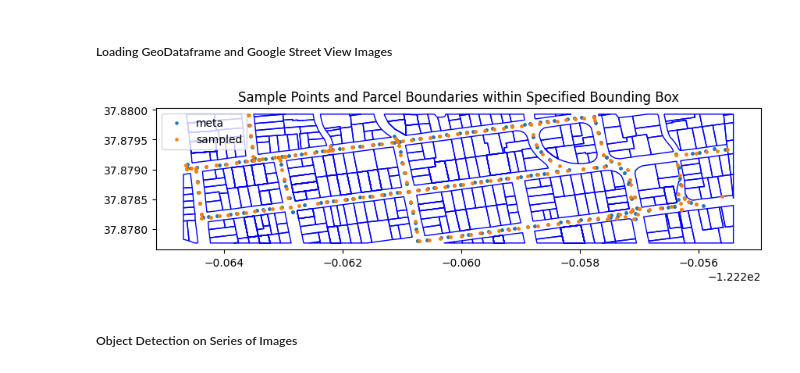
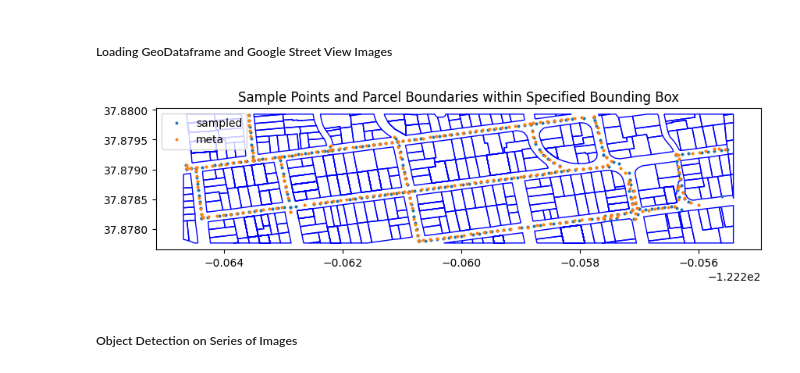
Before and after one commit to qlllllll/fire-risk-object-detection, a Jupyter notebook: src/gsv.ipynb, the cells around one changed output. Cells and saved outputs as stored; diff of their text form; code cells hidden in the pictures.

```diff
--- a/src/gsv.ipynb
+++ b/src/gsv.ipynb
@@ -46,22 +21,22 @@ area = 'Hilgard Ave, Berkeley, CA'
 bbox = get_area_bbox(area, api_key=GOOGLE_MAPS_API_KEY)
 
 # Generate sample points along the road network within the bounding box
-sample_points = generate_network_pts(bbox, api_key=GOOGLE_MAPS_API_KEY, samp_dist=0.00015)
+sample_points = generate_network_pts(bbox, api_key=GOOGLE_MAPS_API_KEY, samp_dist=0.0001)
 # %%
 from geo_utils import load_parcels, clip_gdf_to_bbox
 
 parcels = load_parcels()
 bounded_gdf = clip_gdf_to_bbox(parcels, bbox)
 
 fig, ax = plt.subplots(figsize=(10, 10))
 bounded_gdf.plot(ax=ax, edgecolor='blue', facecolor='none', linewidth=1)
-sample_points.set_geometry('meta_pt').plot(ax=ax, markersize=5, label='meta')
-sample_points.set_geometry('points').plot(ax=ax, markersize=5, label='sampled')
+sample_points.set_geometry('points').plot(ax=ax, markersize=3, label='sampled')
+sample_points.set_geometry('meta_pt').plot(ax=ax, markersize=3, label='meta')
 plt.legend()
 plt.title("Sample Points and Parcel Boundaries within Specified Bounding Box")
 plt.show()
 # %% [output]
-[figure, old version]
+[figure, new version]
 # %% [markdown]
 ##### Object Detection on Series of Images
 # %%
```
Also changed, not shown: parts of 13 cells of this notebook, 2 other files.
